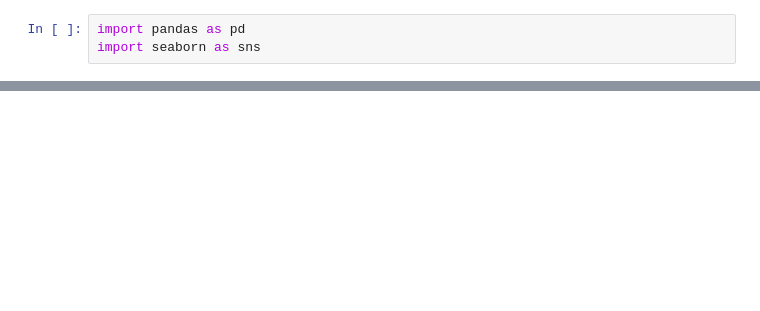
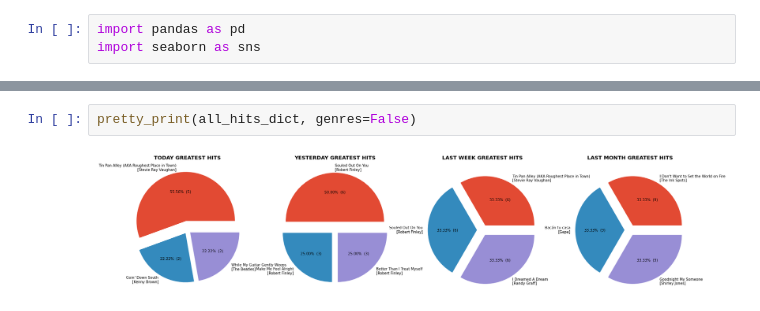
Before and after one commit to aliswh/lastfm, a Jupyter notebook: src/presentation_layer/presentation_layer.ipynb, the cells around one changed output, grey strips where cells are left out. Cells and saved outputs as stored; diff of their text form; blank space fills up the shorter version.

```diff
--- a/src/presentation_layer/presentation_layer.ipynb
+++ b/src/presentation_layer/presentation_layer.ipynb
@@ -164,0 +172,4 @@ pretty_print(genre_hits_dict, genres=True)
+# %%
+pretty_print(all_hits_dict, genres=False)
+# %% [output]
+[figure, added]
```
Also changed, not shown: parts of 8 cells of this notebook, 1 other file.
